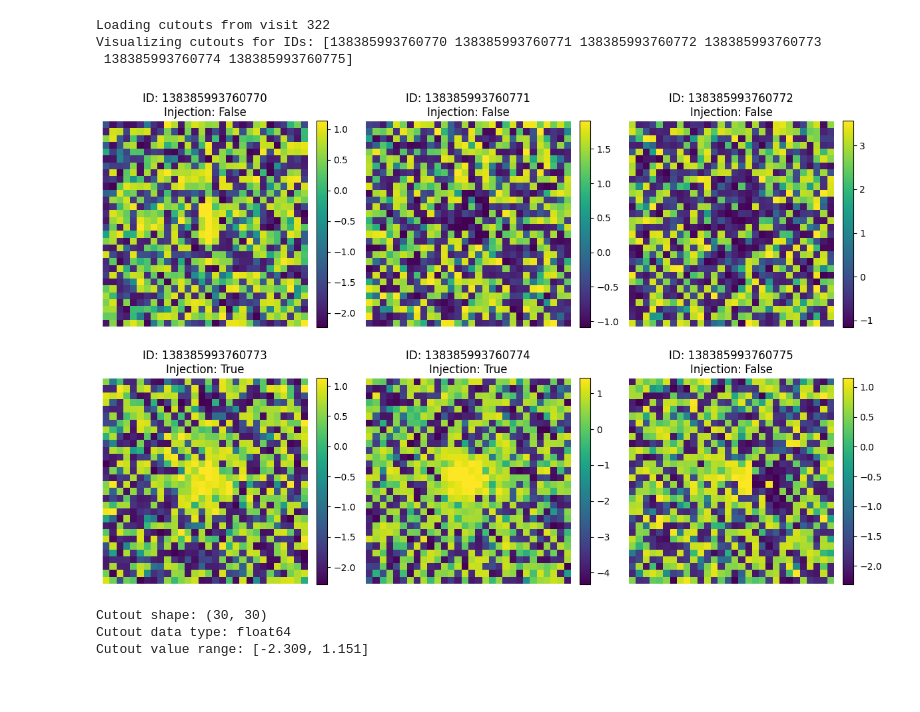
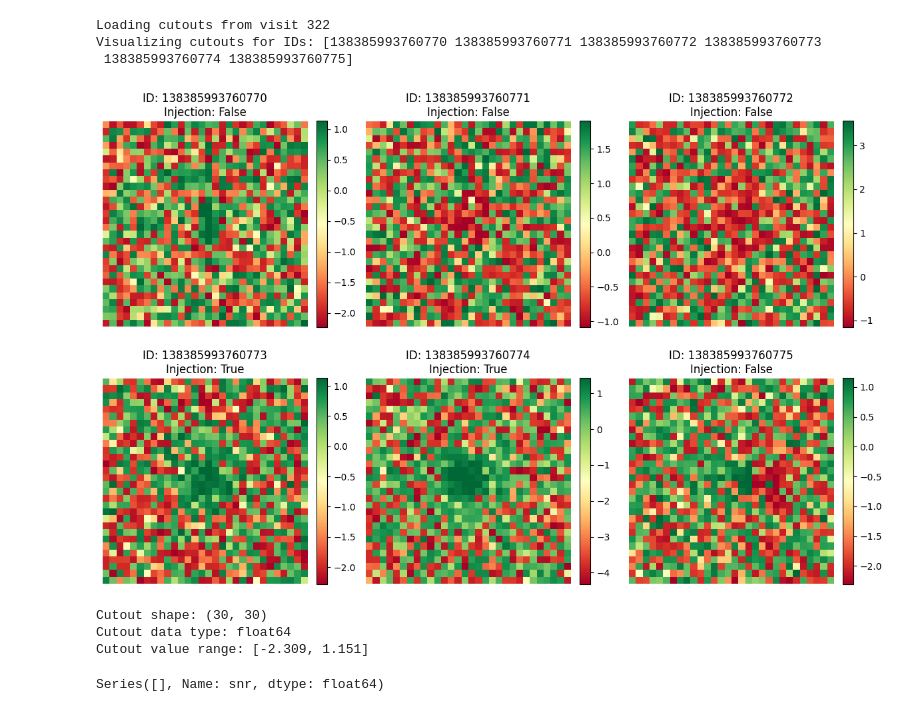
Before and after one commit to rbonnetguerrini/ML4transients, a Jupyter notebook: notebooks/data_loading.ipynb, the cells around one changed output. Drawn from its saved outputs; the diff is of its cells as text; code cells hidden in the pictures.

```diff
--- a/notebooks/data_loading.ipynb
+++ b/notebooks/data_loading.ipynb
@@ -1,33 +0,0 @@
-# %%
-import time
-from ML4transients.data_access import DatasetLoader
-from ML4transients.training import PytorchDataset
-
-# Load the dataset (index-only loading)
-print("Loading dataset...")
-t0 = time.time()
-dataset = DatasetLoader('/sps/lsst/groups/transients/HSC/fouchez/raphael/data/rc2_norm')
-print(f"Dataset loaded in {time.time() - t0:.2f} seconds")
-
-# Create PyTorch dataset (should load only labels)
-print("\nCreating PyTorch dataset (loads only labels)...")
-t1 = time.time()
-datasets = PytorchDataset.create_splits(dataset, random_state=42)
-print(f"split created in {time.time() - t1:.2f} seconds")
-
-# Access label of first sample (fast, from preloaded label column)
-print("\ncreating val...")
-t2 = time.time()
-val_dataset = datasets['val']
-print(f"Val label: {val_dataset} (retrieved in {time.time() - t2:.4f} seconds)")
-
-# Access label of first sample (fast, from preloaded label column)
-print("\ncreating val...")
-t3 = time.time()
-test_dataset = datasets['test']
-print(f"test label: {test_dataset} (retrieved in {time.time() - t3:.4f} seconds)")
-
-print("\ncreating train...")
-t3 = time.time()
-train_dataset = datasets['train']
-print(f"train label: {train_dataset} (retrieved in {time.time() - t3:.4f} seconds)")
@@ -67,35 +16,39 @@ sample_ids = cutout_loader.ids[:6]
 print(f"Visualizing cutouts for IDs: {sample_ids}")
 
 # Create a 2x3 subplot
 fig, axes = plt.subplots(2, 3, figsize=(12, 8))
 axes = axes.flatten()
 
 for i, dia_id in enumerate(sample_ids):
     # Get cutout and label
     cutout = cutout_loader.get_by_id(dia_id)
     features = feature_loader.get_by_id(dia_id)
     is_injection = features['is_injection'].iloc[0] if not features.empty else False
 
     # Display cutout (assuming it's a 2D array)
     # If cutout has multiple channels, you might need cutout[:,:,0] or similar
-    im = axes[i].imshow(cutout, cmap='viridis', origin='lower')
+    im = axes[i].imshow(cutout, cmap='RdYlGn', origin='lower')
     axes[i].set_title(f'ID: {dia_id}\nInjection: {is_injection}')
     axes[i].axis('off')
 
     # Add colorbar
     plt.colorbar(im, ax=axes[i], fraction=0.046, pad=0.04)
 
 plt.tight_layout()
 plt.show()
 
 print(f"Cutout shape: {cutout.shape}")
 print(f"Cutout data type: {cutout.dtype}")
 print(f"Cutout value range: [{cutout.min():.3f}, {cutout.max():.3f}]")
 # %% [output]
 Loading cutouts from visit 322
 Visualizing cutouts for IDs: [138385993760770 138385993760771 138385993760772 138385993760773
  138385993760774 138385993760775]
-[figure, old version]
+[figure, new version]
 Cutout shape: (30, 30)
 Cutout data type: float64
 Cutout value range: [-2.309, 1.151]
+# %%
+feature_loader.get_by_id("322").snr
+# %% [output]
+Series([], Name: snr, dtype: float64)
```
Also changed, not shown: parts of 1 cell of this notebook, 5 other files.
